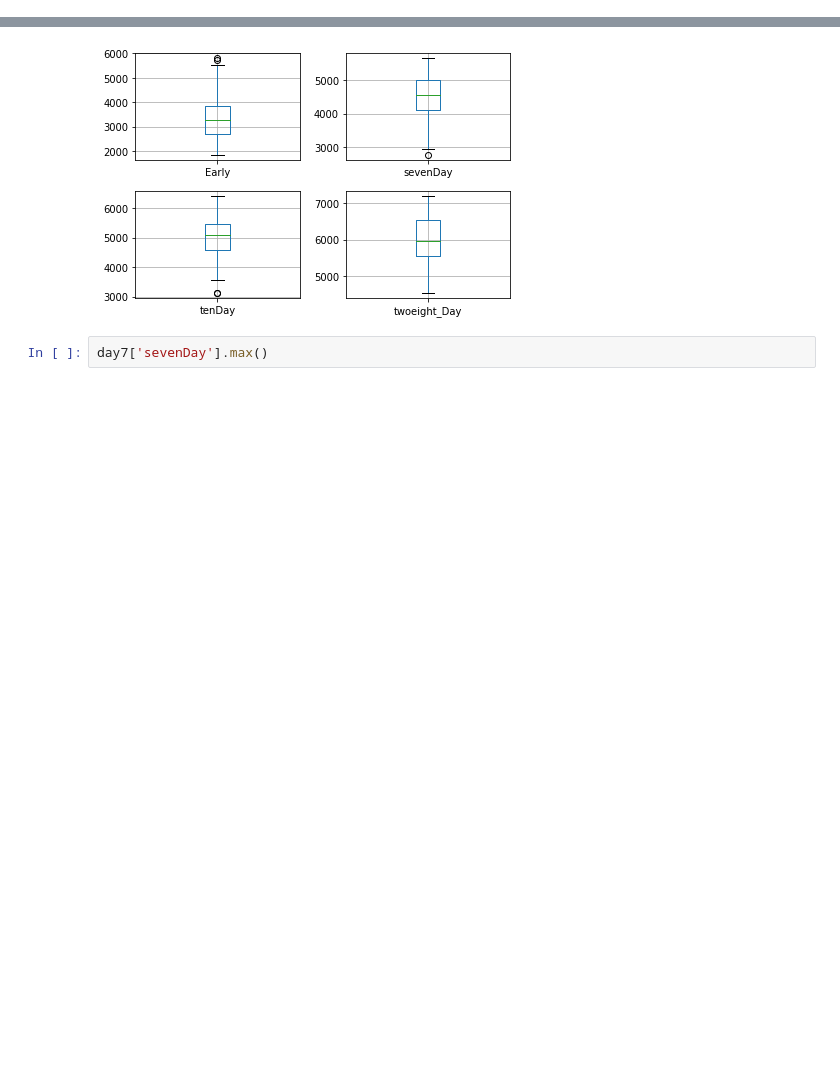
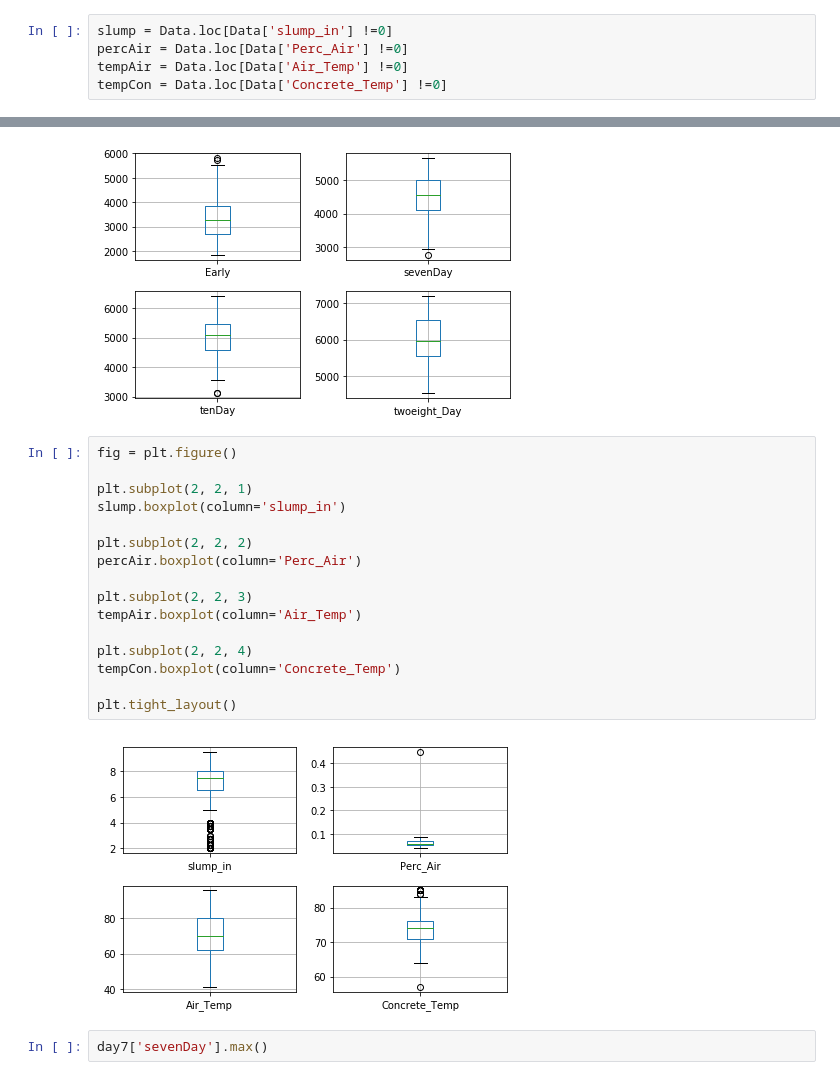
Before and after one commit to Thomas6541/GEOS_505_Fall2018, a Jupyter notebook: MC_Testing.ipynb, the cells around one changed output, grey strips where cells are left out. Saved outputs shown, nothing was run; the diff lists cells and outputs as text; blank space fills up the shorter version.

```diff
--- a/MC_Testing.ipynb
+++ b/MC_Testing.ipynb
@@ -153,6 +153,11 @@ day7 = Data.loc[Data['sevenDay'] != 0]
 day10 = Data.loc[Data['tenDay'] != 0]
 day28 = Data.loc[Data['twoeight_Day'] != 0]
 day56 = Data.loc[Data['fiveSix_Day'] != 0]
+# %%
+slump = Data.loc[Data['slump_in'] !=0]
+percAir = Data.loc[Data['Perc_Air'] !=0]
+tempAir = Data.loc[Data['Air_Temp'] !=0]
+tempCon = Data.loc[Data['Concrete_Temp'] !=0]
 # %%
 fig = plt.figure()
 
@@ -171,6 +176,24 @@ early.boxplot(column='Early')
 plt.tight_layout()
 # %% [output]
 [figure]
+# %%
+fig = plt.figure()
+
+plt.subplot(2, 2, 1)
+slump.boxplot(column='slump_in')
+
+plt.subplot(2, 2, 2)
+percAir.boxplot(column='Perc_Air')
+
+plt.subplot(2, 2, 3)
+tempAir.boxplot(column='Air_Temp')
+
+plt.subplot(2, 2, 4)
+tempCon.boxplot(column='Concrete_Temp')
+
+plt.tight_layout()
+# %% [output]
+[figure, added]
 # %%
 day7['sevenDay'].max()
 # %% [output]
```
Also changed, not shown: parts of 5 cells of this notebook.
